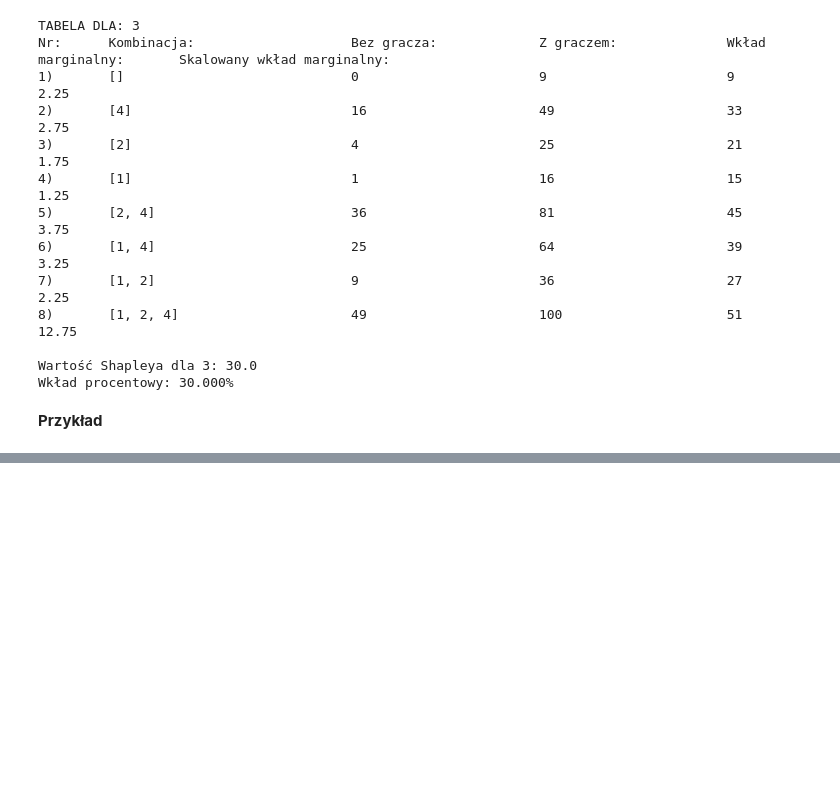
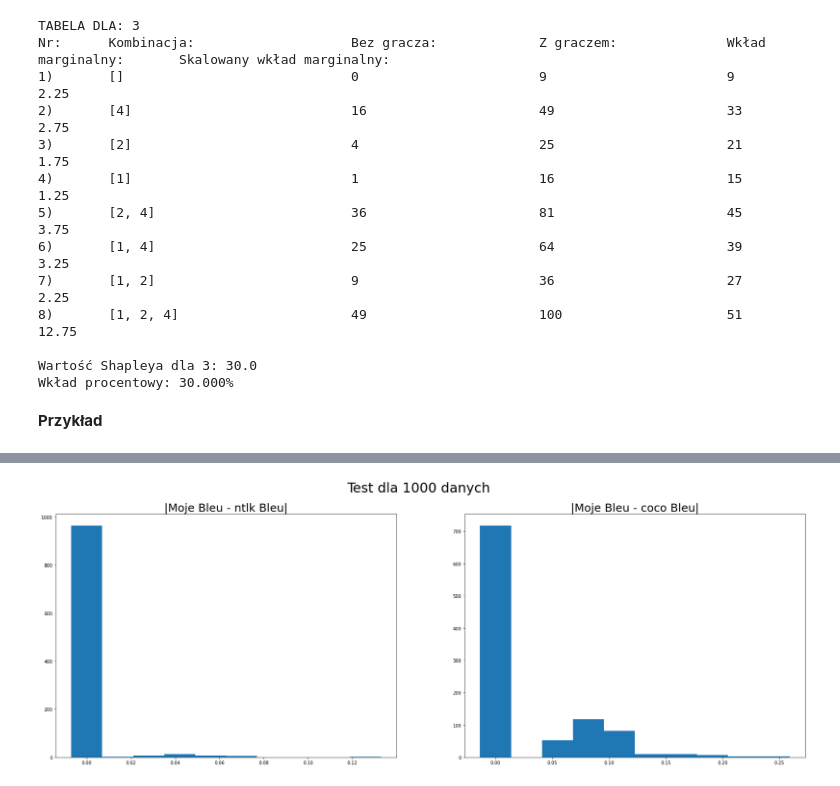
Before and after one commit to DanielSlusarczyk/NLP-Metrics, a Jupyter notebook: Projekt.ipynb, the cells around one changed output, grey strips where cells are left out. Cells and saved outputs as stored; diff of their text form; code cells hidden in the pictures; blank space fills up the shorter version.

Commit message:
Coco

```diff
--- a/Projekt.ipynb
+++ b/Projekt.ipynb
@@ -800,0 +747,4 @@ Powyżyszy wykres pozwala na analizę jednego konkretnego wina. Wykres prezentuj
+# %%
+from funkcje.coco import *
+
+(coco, cocoRes, cocoEval) = prepareCoco()
@@ -800,0 +771,6 @@ Powyżyszy wykres pozwala na analizę jednego konkretnego wina. Wykres prezentuj
+# %%
+from funkcje.Test import *
+evals = cocoEval.evalImgs
+test(coco, cocoRes, evals, [1])
+# %% [output]
+[figure, added]
```
Also changed, not shown: parts of 28 cells of this notebook, 5 other files.
